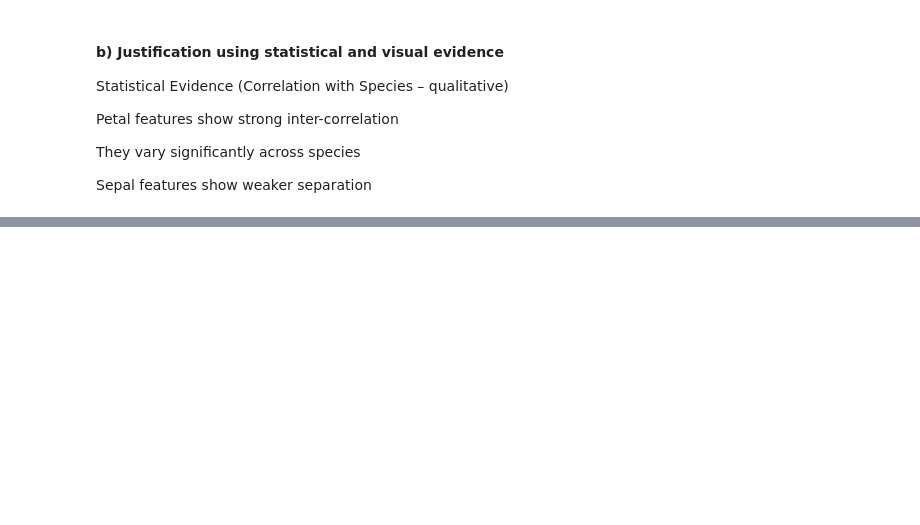
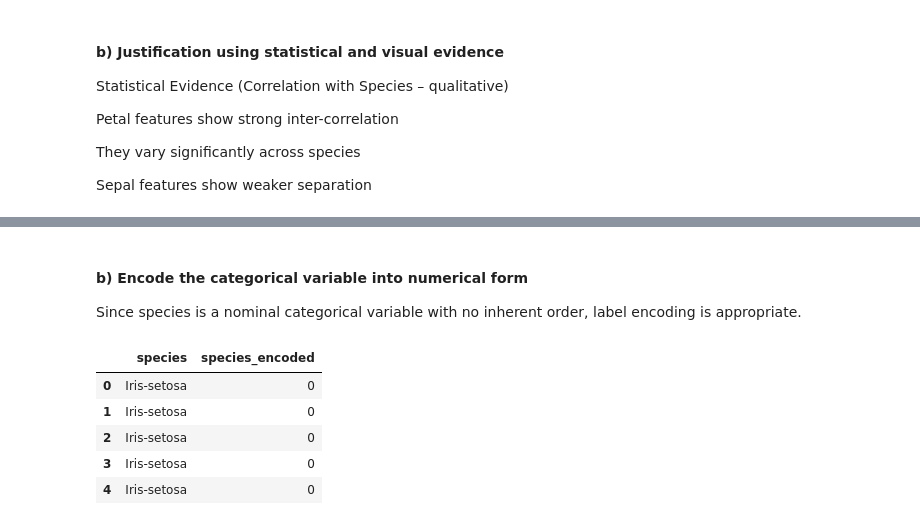
Before and after one commit to Clinton1029/Data_analysis, a Jupyter notebook: Data_analysis.ipynb, the cells around one changed output, grey strips where cells are left out. Saved outputs shown, nothing was run; the diff lists cells and outputs as text; code cells hidden in the pictures; blank space fills up the shorter version.

```diff
--- a/Data_analysis.ipynb
+++ b/Data_analysis.ipynb
@@ -728,0 +757,13 @@ Sepal features show weaker separation
+# %% [markdown]
+#### b) Encode the categorical variable into numerical form
+Since species is a nominal categorical variable with no inherent order, label encoding is appropriate.
+# %%
+data["species_encoded"] = data["species"].astype("category").cat.codes
+data[["species", "species_encoded"]].head()
+# %% [output]
+|  | species | species_encoded |
+| 0 | Iris-setosa | 0 |
+| 1 | Iris-setosa | 0 |
+| 2 | Iris-setosa | 0 |
+| 3 | Iris-setosa | 0 |
+| 4 | Iris-setosa | 0 |
```
Also changed, not shown: parts of 3 cells of this notebook.
